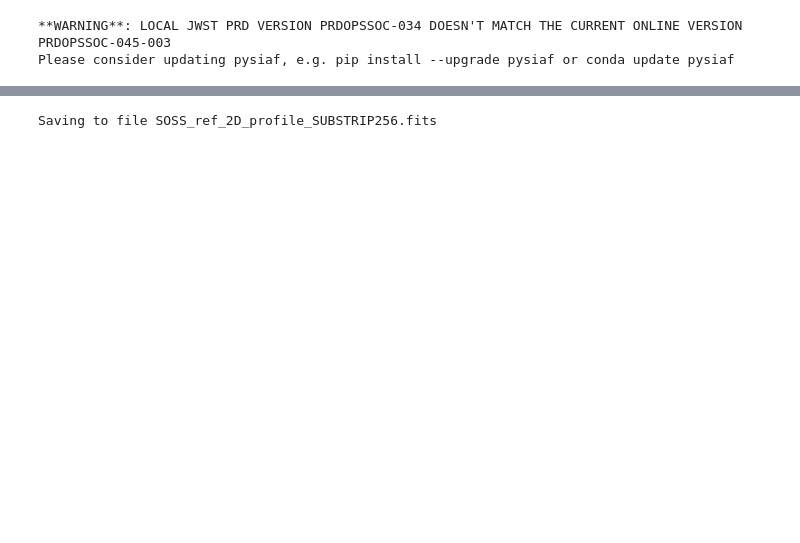
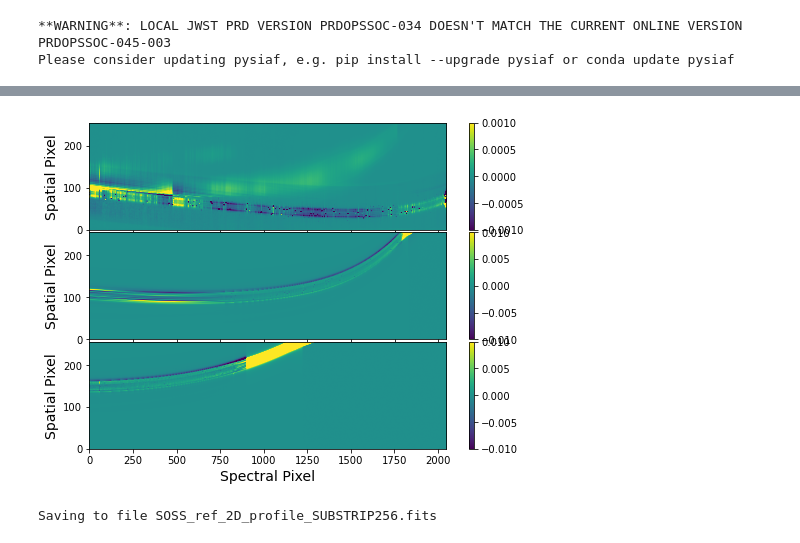
Before and after one commit to njcuk9999/jwst-mtl, a Jupyter notebook: SOSS/APPLESOSS/applesoss_demo.ipynb, the cells around one changed output, grey strips where cells are left out. Cells and saved outputs as stored; diff of their text form; code cells hidden in the pictures; blank space fills up the shorter version.

```diff
--- a/SOSS/APPLESOSS/applesoss_demo.ipynb
+++ b/SOSS/APPLESOSS/applesoss_demo.ipynb
@@ -118,3 +105,52 @@ plt.show()
+# %%
+# Open the true spatial profiles which were seeded in the simulation and bin down to
+# native resolution.
+ref = fits.open('/Users/michaelradica/transfer/ref_profile_realization0.fits')
+
+array = ref[1].data[40:-40, 40:-40]
+shape = np.shape(array)
+binned_array = array.reshape(256, 4, 2048, 4)
+mod_1 = binned_array.mean(-1).sum(1)
+
+array = ref[2].data[40:-40, 40:-40]
+shape = np.shape(array)
+binned_array = array.reshape(256, 4, 2048, 4)
+mod_2 = binned_array.mean(-1).sum(1)
+
+array = ref[3].data[40:-40, 40:-40]
+shape = np.shape(array)
+binned_array = array.reshape(256, 4, 2048, 4)
+mod_3 = binned_array.mean(-1).sum(1)
+# %%
+# Compare the APPLESOSS profiles to the reference profiles.
+fig = plt.figure(figsize=(8, 6))
+gs = gridspec.GridSpec(3, 1, height_ratios=[1, 1, 1])
+
+ax1 = plt.subplot(gs[0])
+plt.imshow(spat_prof.order1 - mod_1, origin='lower', aspect='auto', vmin=-1e-3, vmax=1e-3)
+plt.colorbar()
+ax1.set_ylabel('Spatial Pixel', fontsize=14)
+ax1.xaxis.set_major_formatter(plt.NullFormatter())
+
+ax2 = plt.subplot(gs[1])
+plt.imshow(spat_prof.order2 - mod_2, origin='lower', aspect='auto', vmin=-1e-2, vmax=1e-2)
+plt.colorbar()
+ax2.xaxis.set_major_formatter(plt.NullFormatter())
+ax2.set_ylabel('Spatial Pixel', fontsize=14)
+
+ax3 = plt.subplot(gs[2])
+plt.imshow(spat_prof.order3 - mod_3, origin='lower', aspect='auto', vmin=-1e-2, vmax=1e-2)
+plt.colorbar()
+ax3.set_xlabel('Spectral Pixel', fontsize=14)
+ax3.set_ylabel('Spatial Pixel', fontsize=14)
+
+plt.xlim(0, 2048)
+plt.ylim(0, 256)
+
+plt.subplots_adjust(hspace=0.05)
+plt.show()
+# %% [output]
+[figure, added]
 # %%
 # Create a SUBSTRIP256 spatial profile reference file
 spat_prof.write_specprofile_reference('SUBSTRIP256')
```
Also changed, not shown: parts of 7 cells of this notebook, 3 other files.
